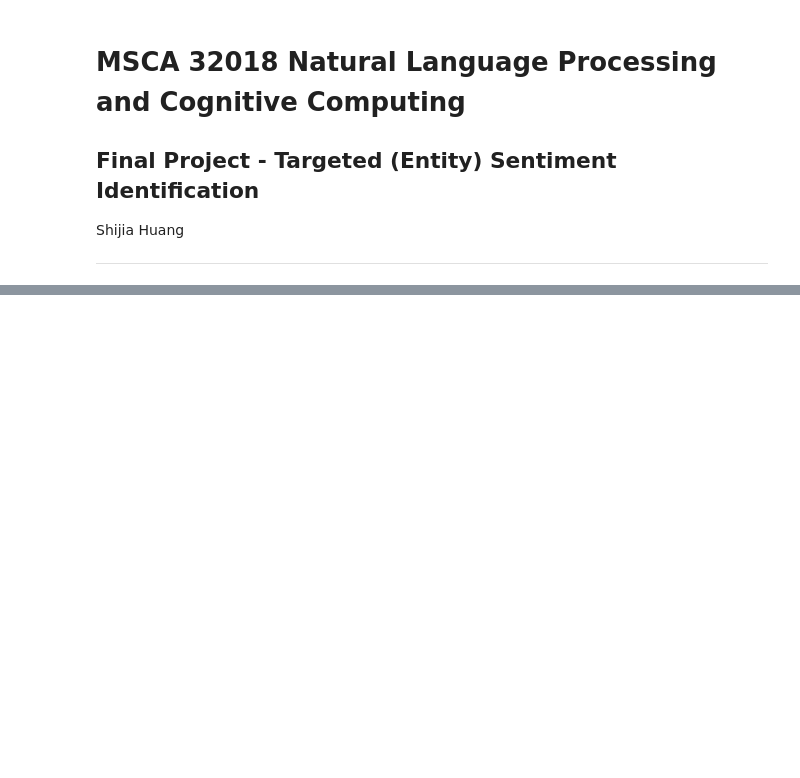
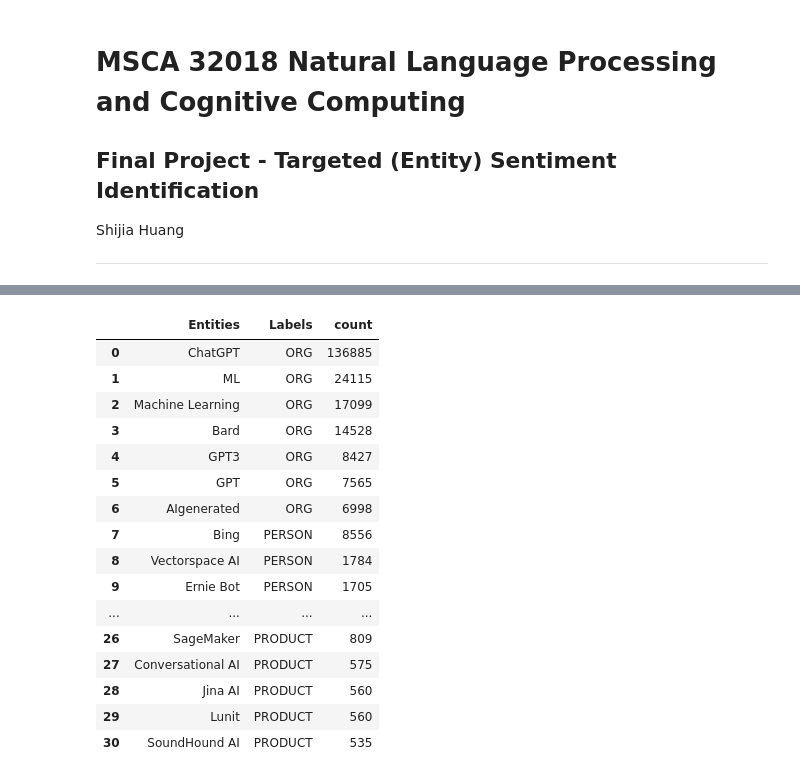
Before and after one commit to slvhuang/Final-Project-NLP, a Jupyter notebook: 6_entity_sentiment.ipynb, the cells around one changed output, grey strips where cells are left out. Saved outputs shown, nothing was run; the diff lists cells and outputs as text; code cells hidden in the pictures; blank space fills up the shorter version.

Commit message:
add result save cell

```diff
--- a/6_entity_sentiment.ipynb
+++ b/6_entity_sentiment.ipynb
@@ -78,0 +101,7 @@ Available CPUs: 16
+# %%
+%%time
+
+# read in the entities data
+path = "gs://nlp-final-project-data/result/"
+AI_entities = pd.read_csv(path + "AI_entities.csv")
+ORG_entities = pd.read_csv(path + "ORG_entities.csv")
@@ -78,0 +111,20 @@ Available CPUs: 16
+# %%
+AI_entities
+# %% [output]
+|  | Entities | Labels | count |
+| 0 | ChatGPT | ORG | 136885 |
+| 1 | ML | ORG | 24115 |
+| 2 | Machine Learning | ORG | 17099 |
+| 3 | Bard | ORG | 14528 |
+| 4 | GPT3 | ORG | 8427 |
+| 5 | GPT | ORG | 7565 |
+| 6 | AIgenerated | ORG | 6998 |
+| 7 | Bing | PERSON | 8556 |
+| 8 | Vectorspace AI | PERSON | 1784 |
+| 9 | Ernie Bot | PERSON | 1705 |
+| ... | ... | ... | ... |
+| 26 | SageMaker | PRODUCT | 809 |
+| 27 | Conversational AI | PRODUCT | 575 |
+| 28 | Jina AI | PRODUCT | 560 |
+| 29 | Lunit | PRODUCT | 560 |
+| 30 | SoundHound AI | PRODUCT | 535 |
```
Also changed, not shown: parts of 9 cells of this notebook, 1 other file.
